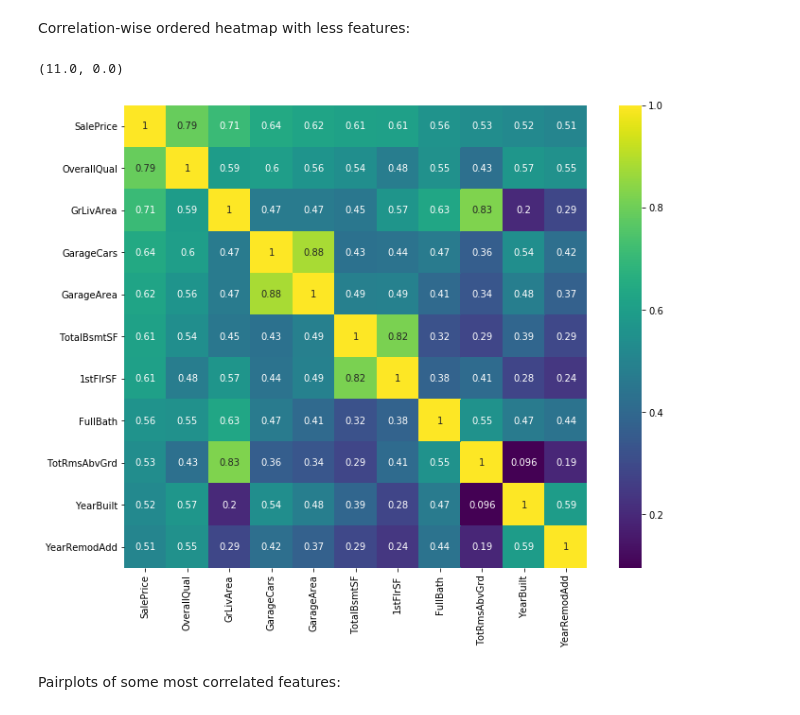
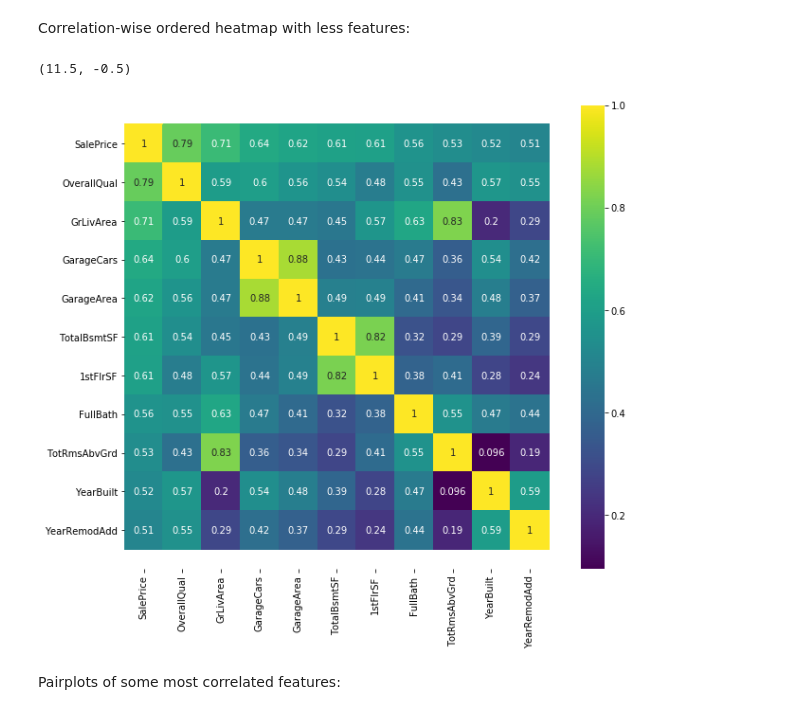
Before and after one commit to djakubowski/Kaggle_House_Prices, a Jupyter notebook: house_prices.ipynb, the cells around one changed output. Cells and saved outputs as stored; diff of their text form; code cells hidden in the pictures.

```diff
--- a/house_prices.ipynb
+++ b/house_prices.ipynb
@@ -303,13 +304,13 @@ Correlation-wise ordered heatmap with less features:
 # %%
 f, ax = plt.subplots(figsize=(12, 9))
 cols = train.corr()["SalePrice"].nlargest(11).index
 cm = np.corrcoef(train[cols].values.T)
-sns.heatmap(cm, cbarL=True, annot=True, square=True, cmap='viridis',yticklabels=cols.values, xticklabels=cols.values)
+sns.heatmap(cm, annot=True, square=True, cmap='viridis',yticklabels=cols.values, xticklabels=cols.values)
 bottom, top = ax.get_ylim()
 ax.set_ylim(bottom + 0.5, top - 0.5)
 # %% [output]
-(11.0, 0.0)
+(11.5, -0.5)
-[figure, old version]
+[figure, new version]
 # %% [markdown]
 Pairplots of some most correlated features:
 # %%
```
Also changed, not shown: parts of 56 cells of this notebook.
